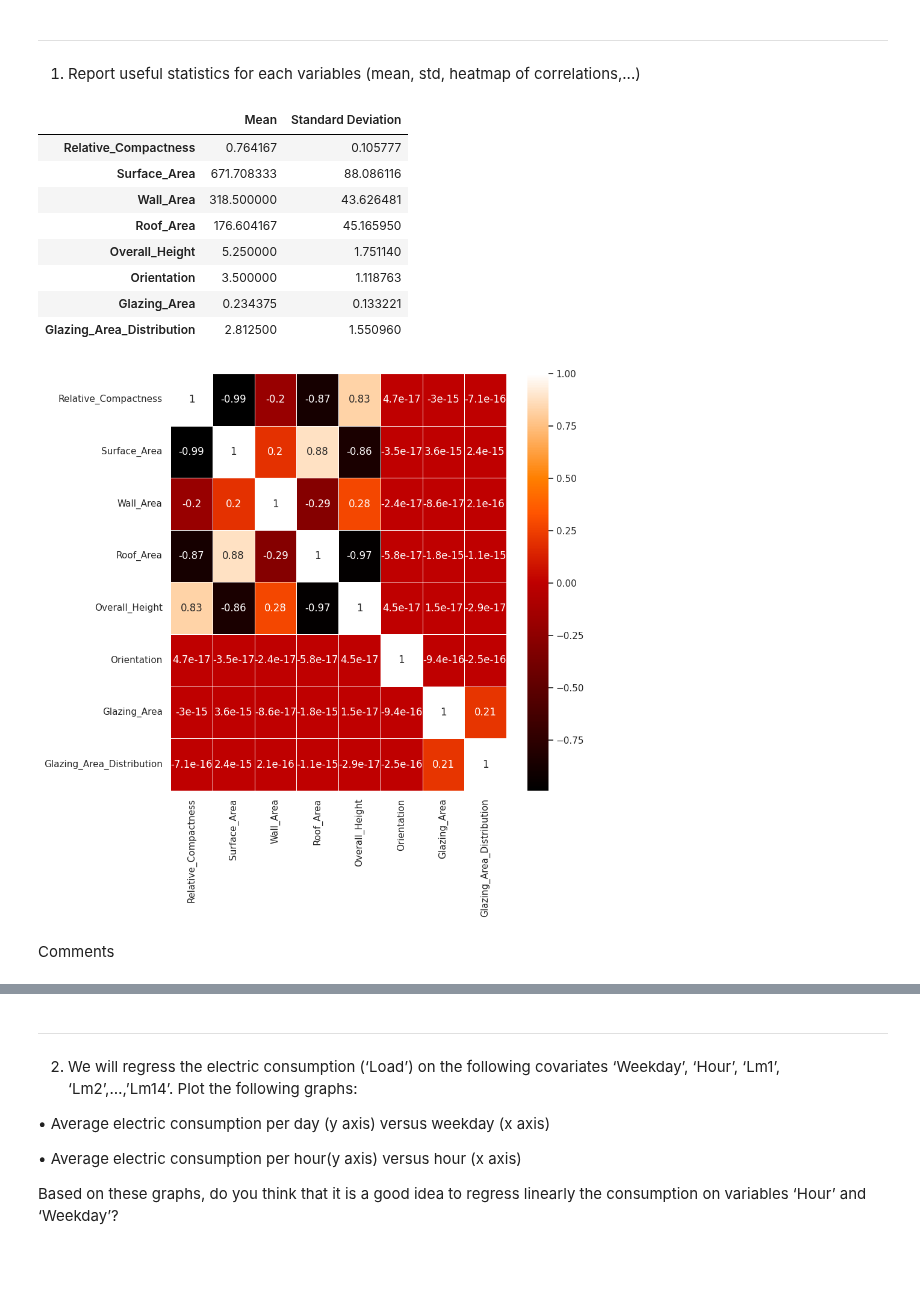
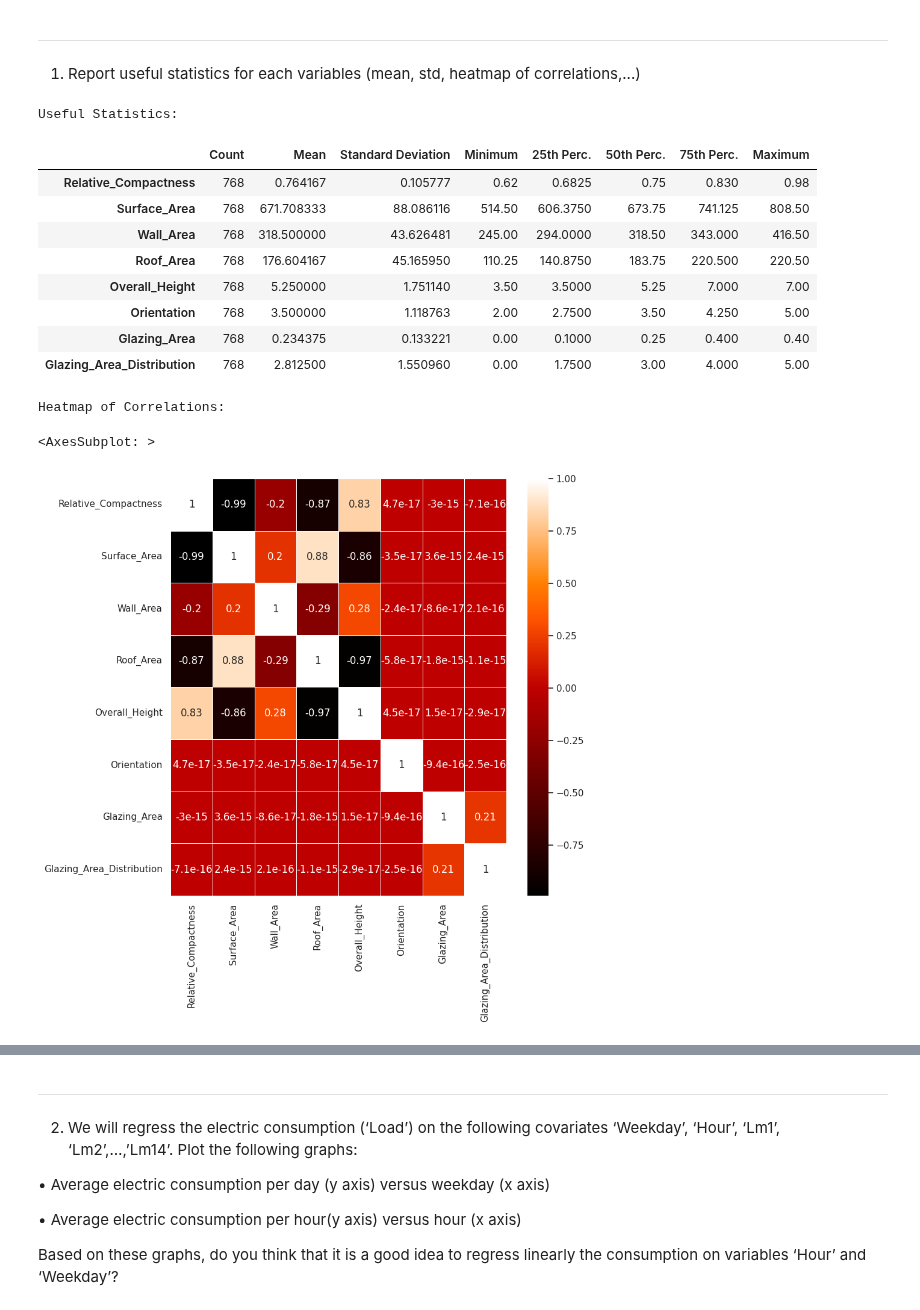
Before and after one commit to Emilevillette/LEPL1109-Hackatons, a Jupyter notebook: Hackaton 2/hackathon2_without_code.ipynb, the cells around one changed output, grey strips where cells are left out. Cells and saved outputs as stored; diff of their text form; code cells hidden in the pictures; blank space fills up the shorter version.

Commit message:
Rework & Comment part 1

```diff
--- a/Hackaton 2/hackathon2_without_code.ipynb
+++ b/Hackaton 2/hackathon2_without_code.ipynb
@@ -58,26 +58,41 @@ sns.set()
 # %%
 dhc = pd.read_csv("Data_heating_cooling.csv", skipinitialspace=True)
 dhc_inputs = dhc.drop(["Heating_Load","Cooling_Load"], axis=1)
 
-ds_dhc = pd.DataFrame(data={"Mean": dhc_inputs.mean(),"Standard Deviation": dhc_inputs.std()})
-corr_matrix = dhc_inputs.corr()
-plt.figure(figsize=(9,9))
-sns.heatmap(corr_matrix, annot=True,linewidths=.5, cmap="gist_heat")
+ds_dhc = pd.DataFrame(data={
+    "Count": dhc_inputs.count(),
+    "Mean": dhc_inputs.mean(),
+    "Standard Deviation": dhc_inputs.std(),
+    "Minimum": dhc_inputs.min(),
+    "25th Perc.": dhc_inputs.quantile(0.25),
+    "50th Perc.": dhc_inputs.quantile(0.50),
+    "75th Perc.": dhc_inputs.quantile(0.75),
+    "Maximum": dhc_inputs.max()
 
+})
+print("Useful Statistics:")
 ds_dhc
 # %% [output]
+Useful Statistics:
-|  | Mean | Standard Deviation |
-| Relative_Compactness | 0.764167 | 0.105777 |
-| Surface_Area | 671.708333 | 88.086116 |
-| Wall_Area | 318.500000 | 43.626481 |
-| Roof_Area | 176.604167 | 45.165950 |
-| Overall_Height | 5.250000 | 1.751140 |
-| Orientation | 3.500000 | 1.118763 |
-| Glazing_Area | 0.234375 | 0.133221 |
-| Glazing_Area_Distribution | 2.812500 | 1.550960 |
+|  | Count | Mean | Standard Deviation | Minimum | 25th Perc. | 50th Perc. | 75th Perc. | Maximum |
+| Relative_Compactness | 768 | 0.764167 | 0.105777 | 0.62 | 0.6825 | 0.75 | 0.830 | 0.98 |
+| Surface_Area | 768 | 671.708333 | 88.086116 | 514.50 | 606.3750 | 673.75 | 741.125 | 808.50 |
+| Wall_Area | 768 | 318.500000 | 43.626481 | 245.00 | 294.0000 | 318.50 | 343.000 | 416.50 |
+| Roof_Area | 768 | 176.604167 | 45.165950 | 110.25 | 140.8750 | 183.75 | 220.500 | 220.50 |
+| Overall_Height | 768 | 5.250000 | 1.751140 | 3.50 | 3.5000 | 5.25 | 7.000 | 7.00 |
+| Orientation | 768 | 3.500000 | 1.118763 | 2.00 | 2.7500 | 3.50 | 4.250 | 5.00 |
+| Glazing_Area | 768 | 0.234375 | 0.133221 | 0.00 | 0.1000 | 0.25 | 0.400 | 0.40 |
+| Glazing_Area_Distribution | 768 | 2.812500 | 1.550960 | 0.00 | 1.7500 | 3.00 | 4.000 | 5.00 |
-[figure, removed]
-# %% [markdown]
-Comments
+# %%
+corr_matrix = dhc_inputs.corr()
+plt.figure(figsize=(9,9))
+
+print("Heatmap of Correlations:")
+sns.heatmap(corr_matrix, annot=True,linewidths=.5, cmap="gist_heat")
+# %% [output]
+Heatmap of Correlations:
+<AxesSubplot: >
+[figure, added]
 # %% [markdown]
 ---
 2)	Add a constant term (intercept) and perform a linear regression of the variable CoolingLoad on all other explanatory variables. Use  the library statsmodels.
```
Also changed, not shown: parts of 28 cells of this notebook.
